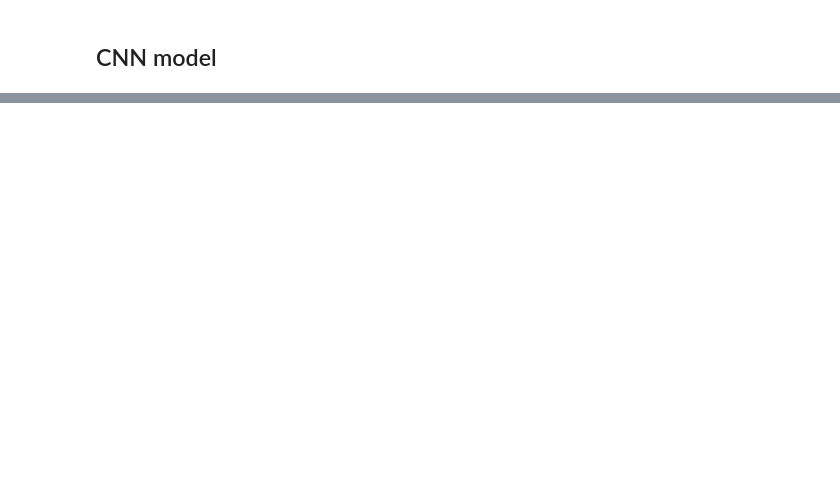
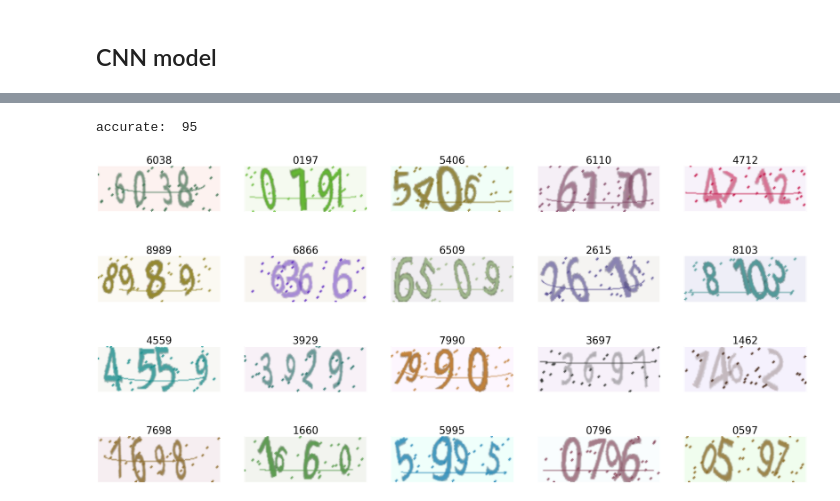
Before and after one commit to heisenberg0424/NSYSU_CSE_2020, a Jupyter notebook: ImageProcessing/FinalPrioject/Captcha.ipynb, the cells around one changed output, grey strips where cells are left out. Drawn from its saved outputs; the diff is of its cells as text; code cells hidden in the pictures; blank space fills up the shorter version.

```diff
--- a/ImageProcessing/FinalPrioject/Captcha.ipynb
+++ b/ImageProcessing/FinalPrioject/Captcha.ipynb
@@ -72,0 +182,48 @@ label func eg: 1234 to  [1,0,0,0,0,0,0,0,0,0]
+# %%
+def decode(pred):
+    ans=[]
+    for target in range(pred[0].shape[0]):
+        string=''
+        for i in range(captcha_len):
+            string+=str(int(np.where( pred[i][target] == max(pred[i][target]) )[0]))
+        ans.append(string)
+    return ans
+# %%
+#Test image
+testName=[]
+for i in os.listdir('TestImage/'):
+    testName.append('TestImage/'+i)
+
+testList=[]
+for i in testName:
+    img = Image.open(i).convert('L')
+    testList.append(img)
+
+temp=testList[1]
+x_test=imagePreprocess(testList)
+pred=cnn.predict(x_test)
+pred=decode(pred)
+acc=0
+for i in range(len(pred)):
+    if pred[i]==testName[i][10:captcha_len+10]:
+        acc+=1
+print('accurate: ',acc)
+# %% [output]
+accurate:  95
+# %%
+#Show result
+%matplotlib inline
+import matplotlib.pyplot as plt
+plt.figure(figsize=(50,25))
+for i in range(20):
+    temp=plt.imread(testName[i])
+    plt.subplot(4,5,i+1)
+    plt.imshow(temp)
+    plt.title(pred[i],fontsize=40)
+    plt.axis('off')
+# result=plt.imread(testName[1])
+# plt.imshow(result)
+# plt.axis('off')
+# print(pred[1])
+# %% [output]
+[figure, added]
```
Also changed, not shown: parts of 11 cells of this notebook.
